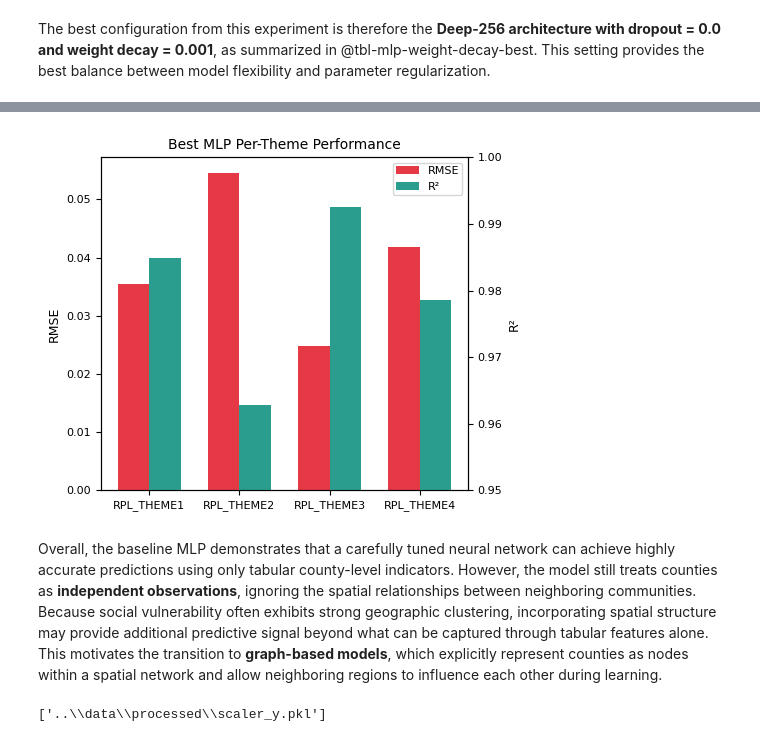
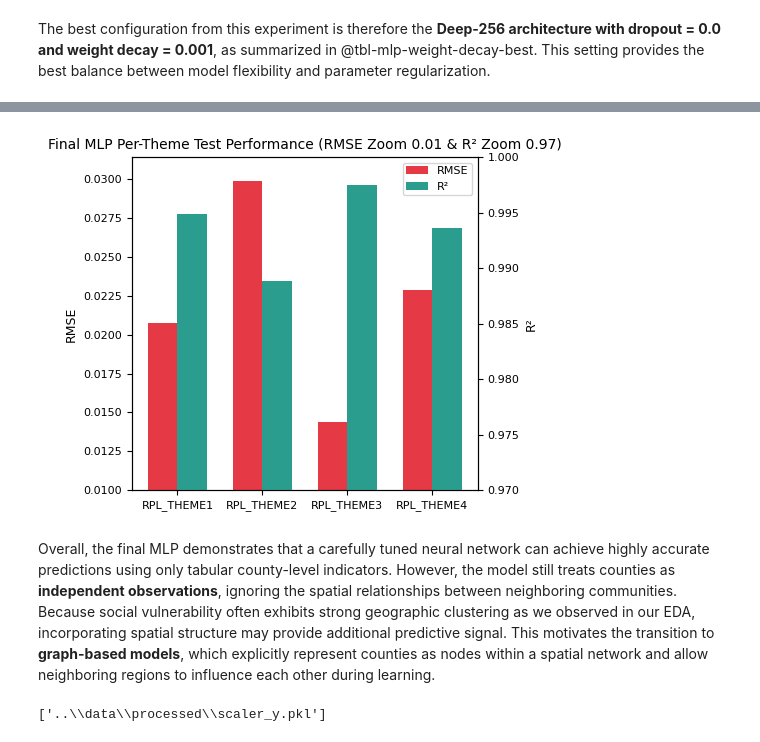
Before and after one commit to AnhJoe/CS273P_MachineLearning_Final_Project, a Jupyter notebook: notebooks/02_baseline_mlp.ipynb, the cells around one changed output, grey strips where cells are left out. Cells and saved outputs as stored; diff of their text form; code cells hidden in the pictures.

```diff
--- a/notebooks/02_baseline_mlp.ipynb
+++ b/notebooks/02_baseline_mlp.ipynb
@@ -782,10 +787,11 @@ target_names = ["RPL_THEME1", "RPL_THEME2", "RPL_THEME3", "RPL_THEME4"]
 
 architecture_results = []
 
+# Training loop
 for architecture_name, hidden_dims in architecture_configs.items():
     for feature_name, X_train_tensor, train_loader, val_loader in [
-        ("Raw EP_* Features", Xraw_train_t, train_loader_raw, val_loader_raw),
-        ("Log-Transformed EP_* Features", Xlog_train_t, train_loader_log, val_loader_log),
+        ("Raw Features", Xraw_train_t, train_loader_raw, val_loader_raw),
+        ("Log-Transformed Features", Xlog_train_t, train_loader_log, val_loader_log),
     ]:
         set_seed(SEED)
 
@@ -1073,8 +1079,8 @@ dropout_results = []
 
 for dropout_value in dropout_configs:
     for feature_name, X_train_tensor, train_loader, val_loader in [
-        ("Raw EP_* Features", Xraw_train_t, train_loader_raw, val_loader_raw),
-        ("Log-Transformed EP_* Features", Xlog_train_t, train_loader_log, val_loader_log),
+        ("Raw Features", Xraw_train_t, train_loader_raw, val_loader_raw),
+        ("Log-Transformed Features", Xlog_train_t, train_loader_log, val_loader_log),
     ]:
         set_seed(SEED)
 
@@ -1361,8 +1367,8 @@ weight_decay_results = []
 
 for weight_decay_value in weight_decay_configs:
     for feature_name, X_train_tensor, train_loader, val_loader in [
-        ("Raw EP_* Features", Xraw_train_t, train_loader_raw, val_loader_raw),
-        ("Log-Transformed EP_* Features", Xlog_train_t, train_loader_log, val_loader_log),
+        ("Raw Features", Xraw_train_t, train_loader_raw, val_loader_raw),
+        ("Log-Transformed Features", Xlog_train_t, train_loader_log, val_loader_log),
     ]:
         set_seed(SEED)
 
@@ -1672,52 +1803,53 @@ The per-theme performance breakdown further illustrates how predictive accuracy
 # %%
 #| label: fig-mlp-best-per-theme-combined
-#| fig-cap: "Per-theme RMSE and R² for the best-performing MLP configuration using log-transformed EP_* features, Deep-256 architecture, zero dropout, and weight decay of 0.001. RMSE is shown on the left axis and R² on the right axis."
+#| fig-cap: "Per-theme RMSE and R² on the held-out test set for the final MLP configuration using log-transformed EP_* features, the Deep-256 architecture, zero dropout, and weight decay of 0.001. RMSE is shown on the left axis and R² on the right axis."
 
 themes = ["RPL_THEME1", "RPL_THEME2", "RPL_THEME3", "RPL_THEME4"]
 x = np.arange(len(themes))
 width = 0.35
 
-rmse_vals = [per_target_log[t]["rmse"] for t in themes]
-r2_vals = [per_target_log[t]["r2"] for t in themes]
+# Use final test evaluation results
+rmse_vals = [per_target_test[t]["rmse"] for t in themes]
+r2_vals = [per_target_test[t]["r2"] for t in themes]
 
 fig, ax1 = plt.subplots(figsize=(5, 4))
 
 bars1 = ax1.bar(
     x - width/2,
     rmse_vals,
     width,
     label="RMSE",
     color="#e63946"
 )
 
 ax1.set_ylabel("RMSE")
 ax1.set_xticks(x)
 ax1.set_xticklabels(themes)
-ax1.set_title("Best MLP Per-Theme Performance")
-
+ax1.set_title("Final MLP Per-Theme Test Performance (RMSE Zoom 0.01 & R² Zoom 0.97)")
+ax1.set_ylim(0.01)
 ax2 = ax1.twinx()
 
 bars2 = ax2.bar(
     x + width/2,
     r2_vals,
     width,
     label="R²",
     color="#2a9d8f"
 )
 
 ax2.set_ylabel("R²")
-ax2.set_ylim(0.95, 1.0)
+ax2.set_ylim(0.97, 1.0)
 
 handles = [bars1, bars2]
 labels = ["RMSE", "R²"]
 ax1.legend(handles, labels, loc="upper right")
 
 fig.tight_layout()
 plt.show()
 # %% [output]
-[figure, old version]
+[figure, new version]
 # %% [markdown]
-Overall, the baseline MLP demonstrates that a carefully tuned neural network can achieve highly accurate predictions using only tabular county-level indicators. However, the model still treats counties as **independent observations**, ignoring the spatial relationships between neighboring communities. Because social vulnerability often exhibits strong geographic clustering, incorporating spatial structure may provide additional predictive signal beyond what can be captured through tabular features alone. This motivates the transition to **graph-based models**, which explicitly represent counties as nodes within a spatial network and allow neighboring regions to influence each other during learning.
+Overall, the final MLP demonstrates that a carefully tuned neural network can achieve highly accurate predictions using only tabular county-level indicators. However, the model still treats counties as **independent observations**, ignoring the spatial relationships between neighboring communities. Because social vulnerability often exhibits strong geographic clustering as we observed in our EDA, incorporating spatial structure may provide additional predictive signal. This motivates the transition to **graph-based models**, which explicitly represent counties as nodes within a spatial network and allow neighboring regions to influence each other during learning.
 # %%
 #| output: false
 
```
Also changed, not shown: parts of 47 cells of this notebook, 3 other files.
